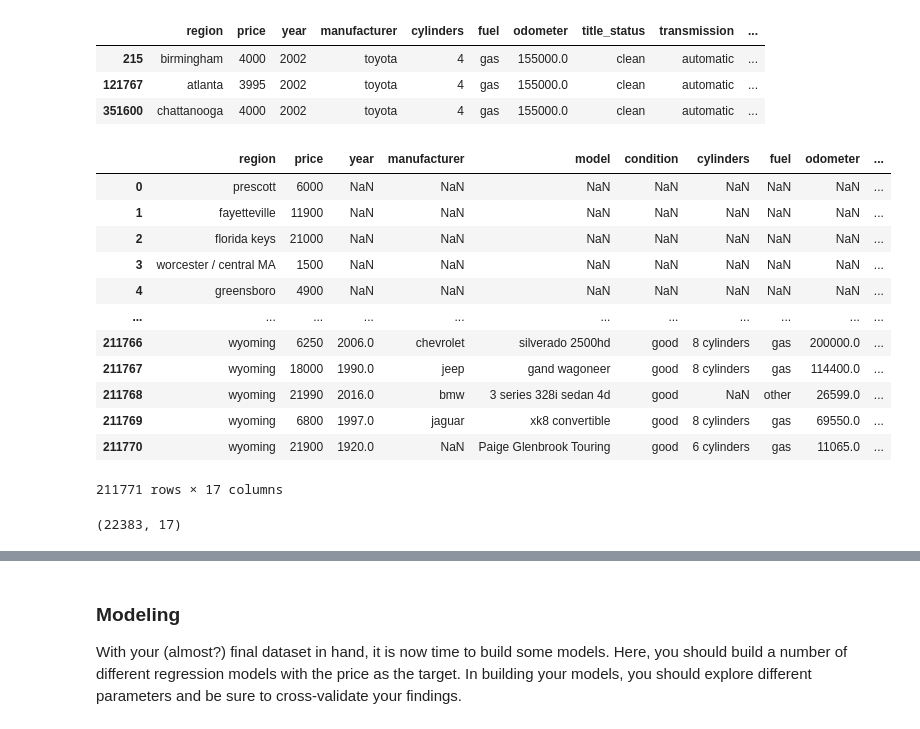
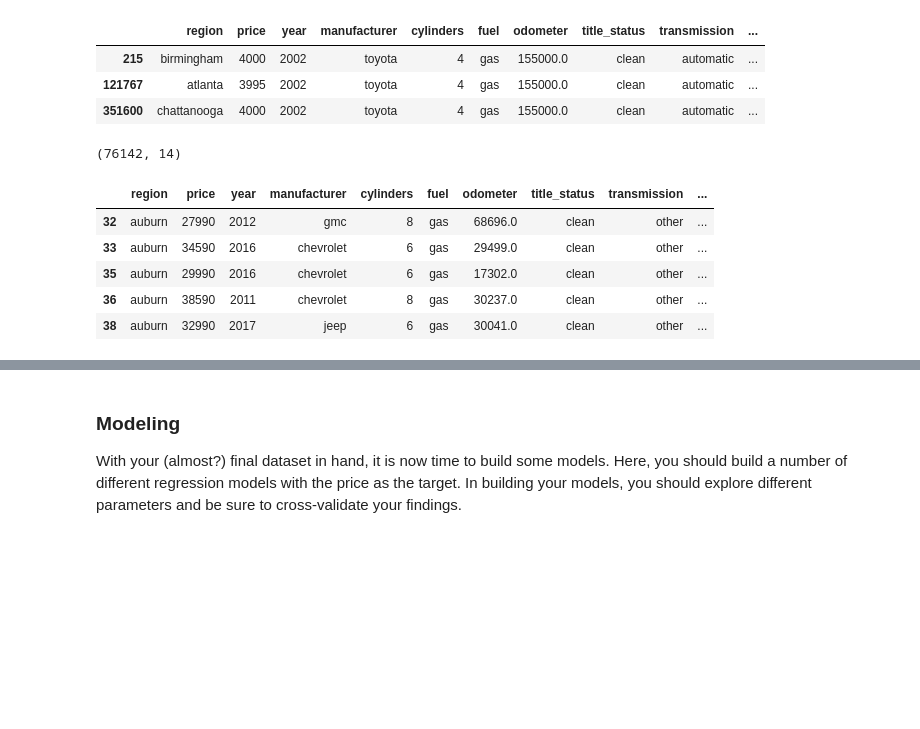
Before and after one commit to ngratzi/car_analysis, a Jupyter notebook: prompt_II.ipynb, the cells around one changed output, grey strips where cells are left out. Saved outputs shown, nothing was run; the diff lists cells and outputs as text; code cells hidden in the pictures; blank space fills up the shorter version.

Commit message:
table for data understanding

```diff
--- a/prompt_II.ipynb
+++ b/prompt_II.ipynb
@@ -706,43 +803,18 @@ df.query("VIN == 'JTDBT123520243495'")
 | 215 | birmingham | 4000 | 2002 | toyota | 4 | gas | 155000.0 | clean | automatic | ... |
 | 121767 | atlanta | 3995 | 2002 | toyota | 4 | gas | 155000.0 | clean | automatic | ... |
 | 351600 | chattanooga | 4000 | 2002 | toyota | 4 | gas | 155000.0 | clean | automatic | ... |
-# %%
-#  Drop all duplicatd columns with the same VIN, Price, and odometer
-df = df.loc[~df.duplicated(subset=[
-    'price',
-    'year',
-    'manufacturer',
-    'model',
-    'condition',
-    'cylinders',
-    'fuel',
-    'odometer',
-    'title_status',
-    'transmission',
-    'VIN',
-    'drive',
-    'type',
-    'paint_color',
-    'state'
-    ])].reset_index(drop=True).copy()
-df
-# %% [output]
-|  | region | price | year | manufacturer | model | condition | cylinders | fuel | odometer | ... |
-| 0 | prescott | 6000 | NaN | NaN | NaN | NaN | NaN | NaN | NaN | ... |
-| 1 | fayetteville | 11900 | NaN | NaN | NaN | NaN | NaN | NaN | NaN | ... |
-| 2 | florida keys | 21000 | NaN | NaN | NaN | NaN | NaN | NaN | NaN | ... |
-| 3 | worcester / central MA | 1500 | NaN | NaN | NaN | NaN | NaN | NaN | NaN | ... |
-| 4 | greensboro | 4900 | NaN | NaN | NaN | NaN | NaN | NaN | NaN | ... |
-| ... | ... | ... | ... | ... | ... | ... | ... | ... | ... | ... |
-| 211766 | wyoming | 6250 | 2006.0 | chevrolet | silverado 2500hd | good | 8 cylinders | gas | 200000.0 | ... |
-| 211767 | wyoming | 18000 | 1990.0 | jeep | gand wagoneer | good | 8 cylinders | gas | 114400.0 | ... |
-| 211768 | wyoming | 21990 | 2016.0 | bmw | 3 series 328i sedan 4d | good | NaN | other | 26599.0 | ... |
-| 211769 | wyoming | 6800 | 1997.0 | jaguar | xk8 convertible | good | 8 cylinders | gas | 69550.0 | ... |
-| 211770 | wyoming | 21900 | 1920.0 | NaN | Paige Glenbrook Touring | good | 6 cylinders | gas | 11065.0 | ... |
-211771 rows × 17 columns
-# %%
-df.dropna(inplace=True)
+# %%
+# Drop duplicate rows
+df.drop_duplicates(inplace=True)
+df.shape
+# %% [output]
+(76142, 14)
 # %%
-df.shape
+df.head()
 # %% [output]
-(22383, 17)
+|  | region | price | year | manufacturer | cylinders | fuel | odometer | title_status | transmission | ... |
+| 32 | auburn | 27990 | 2012 | gmc | 8 | gas | 68696.0 | clean | other | ... |
+| 33 | auburn | 34590 | 2016 | chevrolet | 6 | gas | 29499.0 | clean | other | ... |
+| 35 | auburn | 29990 | 2016 | chevrolet | 6 | gas | 17302.0 | clean | other | ... |
+| 36 | auburn | 38590 | 2011 | chevrolet | 8 | gas | 30237.0 | clean | other | ... |
+| 38 | auburn | 32990 | 2017 | jeep | 6 | gas | 30041.0 | clean | other | ... |
```
Also changed, not shown: parts of 14 cells of this notebook.
